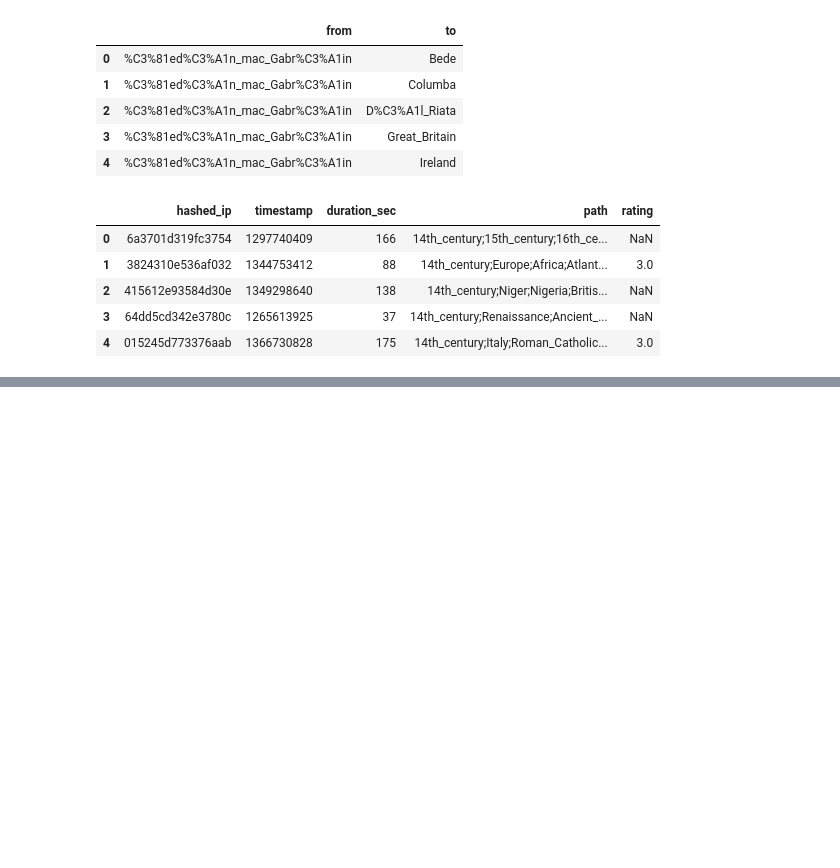
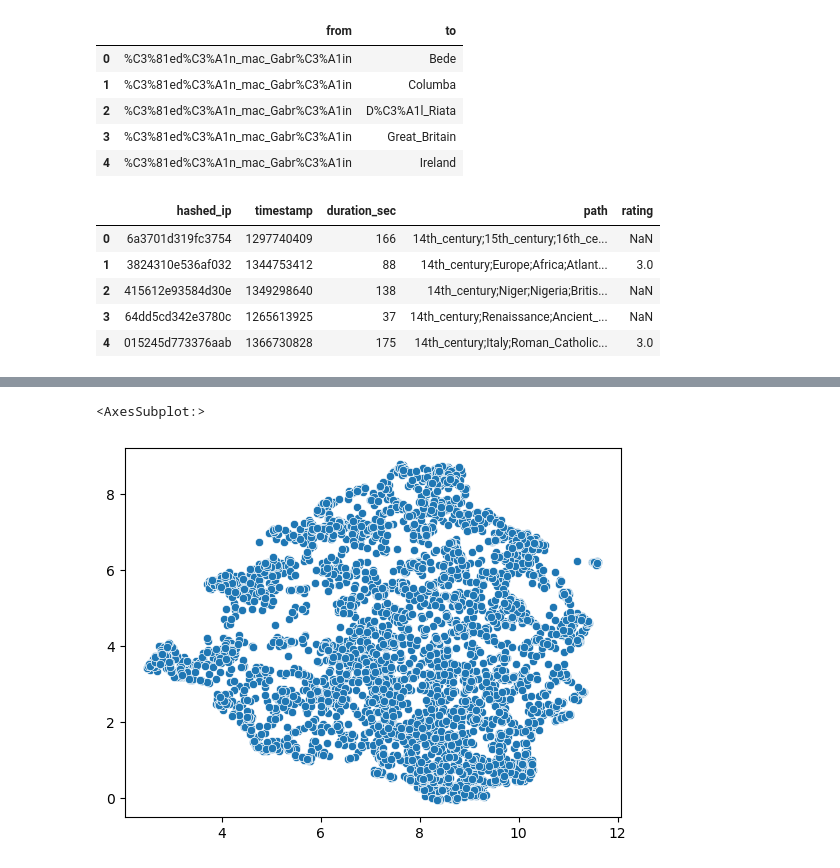
Before and after one commit to epfl-ada/ada-2022-project-deadmaus, a Jupyter notebook: graph_analysis.ipynb, the cells around one changed output, grey strips where cells are left out. Saved outputs shown, nothing was run; the diff lists cells and outputs as text; code cells hidden in the pictures; blank space fills up the shorter version.

```diff
--- a/graph_analysis.ipynb
+++ b/graph_analysis.ipynb
@@ -37,5 +43,5 @@ The graph from 2009 has 119882 edges
 # %%
-graph_wikispeedia_paths = networkx.DiGraph()
+graph_wikispeedia_paths = nx.DiGraph()
 
 for l, r in wikispeedia_paths.iterrows():
     path = r['path'].split(';')
@@ -43,5 +49,5 @@ for l, r in wikispeedia_paths.iterrows():
         graph_wikispeedia_paths.add_edge(path[i], path[i+1])
 
 print(f"The graph constructed from the finished paths has {graph_wikispeedia_paths.number_of_nodes()}"
-       f"nodes and {graph_wikispeedia_paths.number_of_edges()} edges")
+      f" nodes and {graph_wikispeedia_paths.number_of_edges()} edges")
 # %% [output]
@@ -48,0 +83,10 @@ ValueError: too many values to unpack (expected 2)
+# %%
+MODEL_PATH_WIKISPEEDIA_PATHS = './models/n2v_wikispeedia_paths.model'
+if os.path.isfile(MODEL_PATH_WIKISPEEDIA_PATHS):
+    model_wikispeedia_paths = gensim.models.word2vec.Word2Vec.load(MODEL_PATH_WIKISPEEDIA_PATHS)
+else:
+    n2v_wikispeedia_paths = Node2Vec(graph_wikispeedia_paths, dimensions=128, walk_length=4, num_walks=2000, workers=8)
+    model_wikispeedia_paths = n2v_wikispeedia_paths.fit()
+    model_wikispeedia_paths.save(MODEL_PATH_WIKISPEEDIA_PATHS)
+
+model_wikispeedia_paths.wv['Sweden']
@@ -48,0 +119,8 @@ ValueError: too many values to unpack (expected 2)
+# %%
+reducer = umap.UMAP()
+embedding_wikispeedia_paths = reducer.fit_transform(model_wikispeedia_paths.wv.get_normed_vectors())
+embedding_wikispeedia_paths.shape
+sns.scatterplot(x=embedding_wikispeedia_paths[:, 0], y=embedding_wikispeedia_paths[:, 1])
+# %% [output]
+<AxesSubplot:>
+[figure, added]
```
Also changed, not shown: parts of 9 cells of this notebook.
